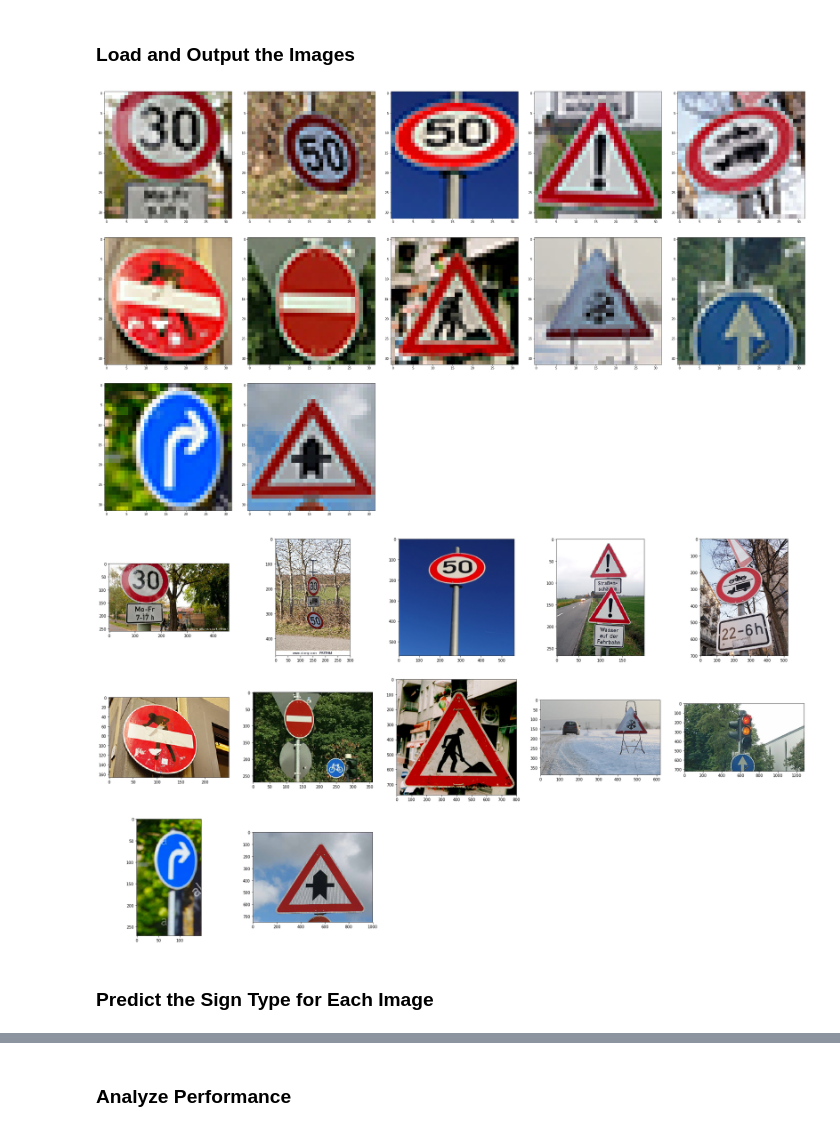
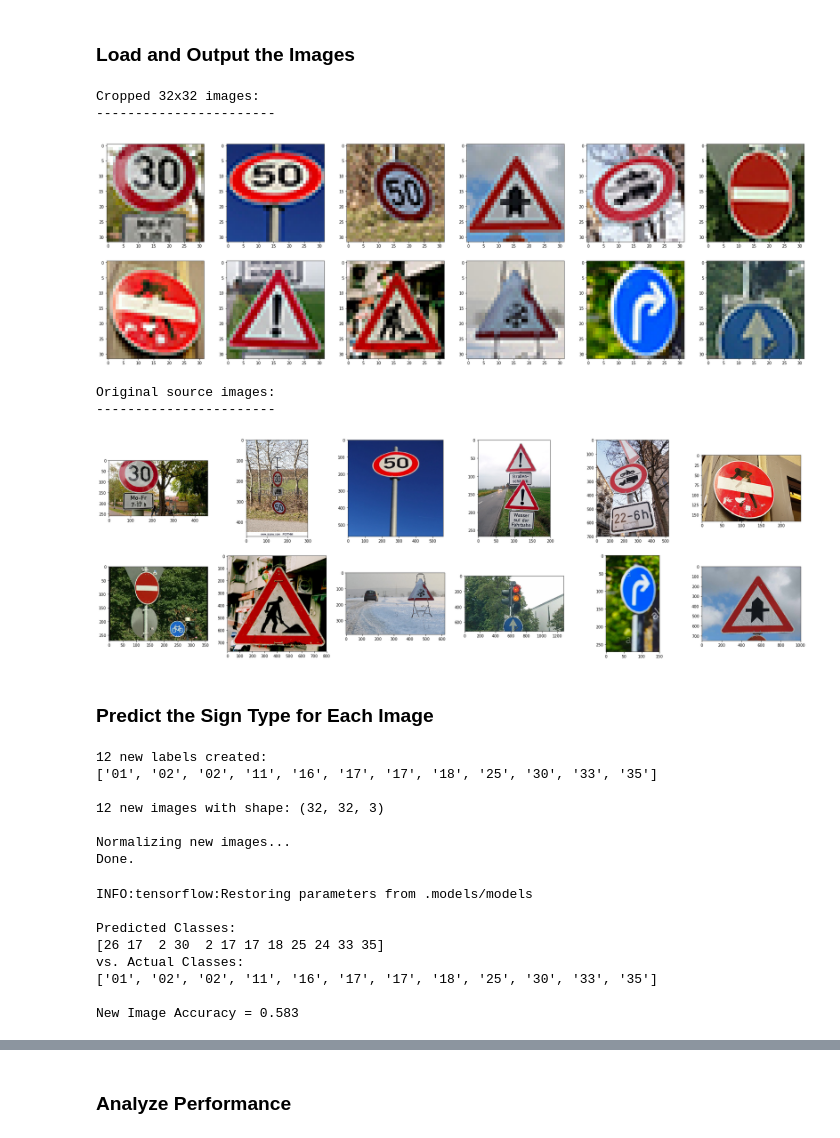
Before and after one commit to tommytracey/udacity, a Jupyter notebook: self-driving-nano/projects/2-traffic-signs/Traffic_Sign_Classifier-v20_test.ipynb, the cells around one changed output, grey strips where cells are left out. Saved outputs shown, nothing was run; the diff lists cells and outputs as text; code cells hidden in the pictures.

Commit message:
framework for testing new images

```diff
--- a/self-driving-nano/projects/2-traffic-signs/Traffic_Sign_Classifier-v20_test.ipynb
+++ b/self-driving-nano/projects/2-traffic-signs/Traffic_Sign_Classifier-v20_test.ipynb
@@ -120,7 +120,7 @@ with open('signnames.csv', mode='r') as infile:
 # %%
 print(labels_dict)
 # %%
-fig = plt.figure(figsize=(22,35), tight_layout={'h_pad':5})
+fig = plt.figure(figsize=(22,35)) #, tight_layout={'h_pad':5})
 
 for i in range(n_labels):
     image_key = np.where(y_train==i)
@@ -128,4 +128,5 @@ for i in range(n_labels):
     ax = fig.add_subplot(int(n_labels/4)+1,4,i+1)
     ax.imshow(img, interpolation='none')
     plt.title("[%02d] %s" % (i, labels_dict[y_train[image_key[0][0]]]))
+    plt.axis("off")
 plt.show()
@@ -658,37 +599,93 @@ You may find `signnames.csv` useful as it contains mappings from the class id (i
 # %%
 import os
 import matplotlib.pyplot as plt
 import matplotlib.image as mpimg
 %matplotlib inline
 
 # show cropped images
-fig = plt.figure(figsize=(32,32), tight_layout={'h_pad':4})
+fig = plt.figure(figsize=(32,32)) # , tight_layout={'h_pad':4})
 i = 0
-for file in os.listdir('images/test-signs'):
+image_dir = 'images/new-signs'
+for file in os.listdir(image_dir):
     if '.jpg' in file:
-        ax = fig.add_subplot(5,5,i+1)
-        img = mpimg.imread('images/test-signs/' + file)
+        ax = fig.add_subplot(6,6,i+1)
+        img = mpimg.imread(image_dir + '/' + file)
         ax.imshow(img)
         i+=1
+print('\nCropped 32x32 images:\n-----------------------')
 plt.show()
 
 # show originals
 fig = plt.figure(figsize=(32,32)) #, tight_layout={'h_pad':4})
 i = 0
-for file in os.listdir('images/test-signs/originals'):
+for file in os.listdir(image_dir + '/originals'):
     if '.jpg' in file:
-        ax = fig.add_subplot(5,5,i+1)
-        img = mpimg.imread('images/test-signs/originals/' + file)
+        ax = fig.add_subplot(6,6,i+1)
+        img = mpimg.imread(image_dir + '/originals/' + file)
         ax.imshow(img)
         i+=1
-# plt.axis('off')
+print('\nOriginal source images:\n-----------------------')
 plt.show()
 # %% [output]
+Cropped 32x32 images:
+-----------------------
-[figure, old version]
+[figure, new version]
+Original source images:
+-----------------------
-[figure, old version]
+[figure, new version]
 # %% [markdown]
 ### Predict the Sign Type for Each Image
 # %%
 ### Run the predictions here and use the model to output the prediction for each image.
 ### Make sure to pre-process the images with the same pre-processing pipeline used earlier.
 ### Feel free to use as many code cells as needed.
+# %%
+## Preprocess the new images
+
+# Create labels
+dir = 'images/new-signs'
+new_filenames = os.listdir(dir)
+y_new = [n.partition("-")[0] for n in new_filenames if '.jpg' in n]
+
+print('{} new labels created:\n{}'.format(len(y_new), y_new))
+
+# Convert images to np arrays
+new_files = [dir + '/' + n for n in new_filenames if '.jpg' in n]
+X_new = [mpimg.imread(f) for f in new_files]
+
+print('\n{} new images with shape: {}'.format(len(X_new), X_new[0].shape))
+
+# Normalize the images
+print('\nNormalizing new images...')
+X_new_norm = normalize(X_new)
+
+print('Done.')
+# %% [output]
+12 new labels created:
+['01', '02', '02', '11', '16', '17', '17', '18', '25', '30', '33', '35']
+
+12 new images with shape: (32, 32, 3)
+
+Normalizing new images...
+Done.
+# %%
+with tf.Session() as sess:
+    saver.restore(sess, tf.train.latest_checkpoint(MODEL_DIR))
+    sess = tf.get_default_session()
+
+    preds = sess.run(tf.nn.softmax(logits), feed_dict={x: X_new_norm})
+    print("\nPredicted Classes:")
+    print(np.argmax(preds,axis=1))
+    print("vs. Actual Classes:")
+    print(y_new)
+    new_acc = evaluate(X_new_norm, y_new)
+    print("\nNew Image Accuracy = {:.3f}\n".format(new_acc))
+# %% [output]
+INFO:tensorflow:Restoring parameters from .models/models
+
+Predicted Classes:
+[26 17  2 30  2 17 17 18 25 24 33 35]
+vs. Actual Classes:
+['01', '02', '02', '11', '16', '17', '17', '18', '25', '30', '33', '35']
+
+New Image Accuracy = 0.583
```
Also changed, not shown: parts of 17 cells of this notebook, 1 other file.
